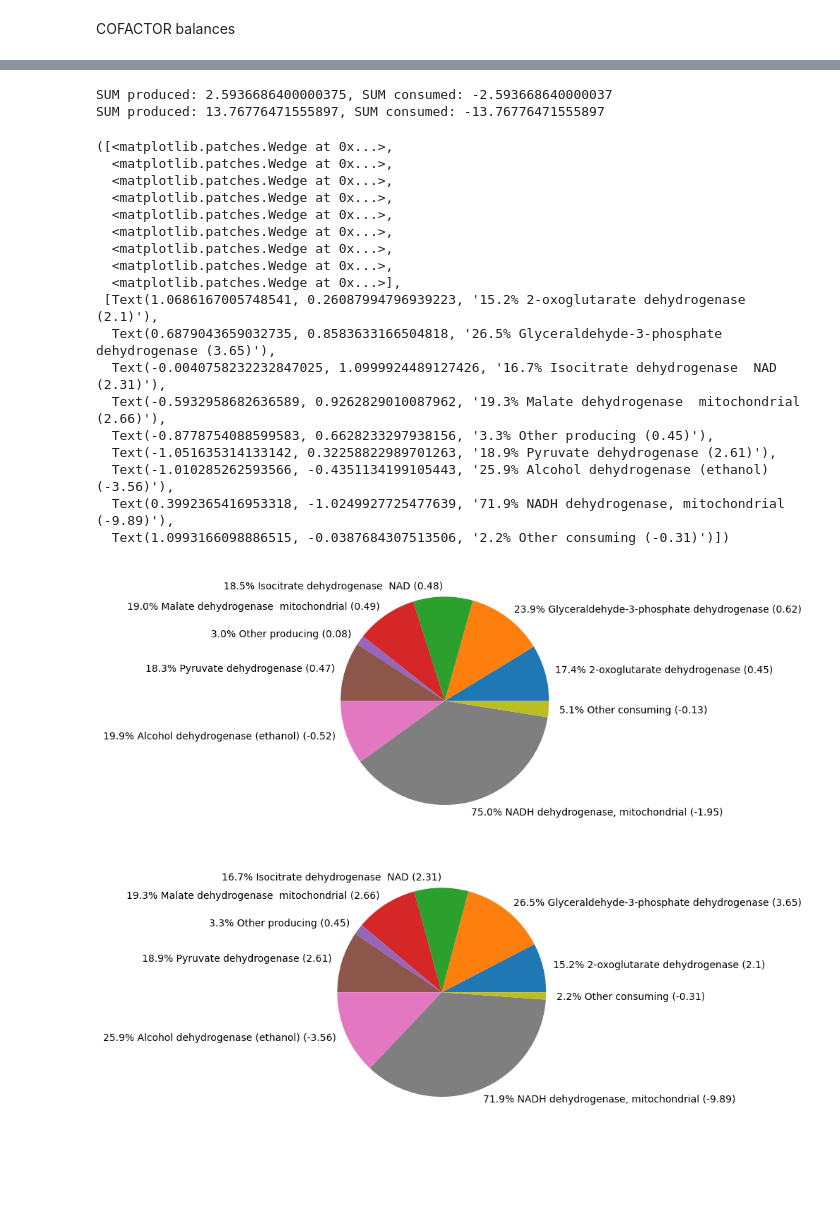
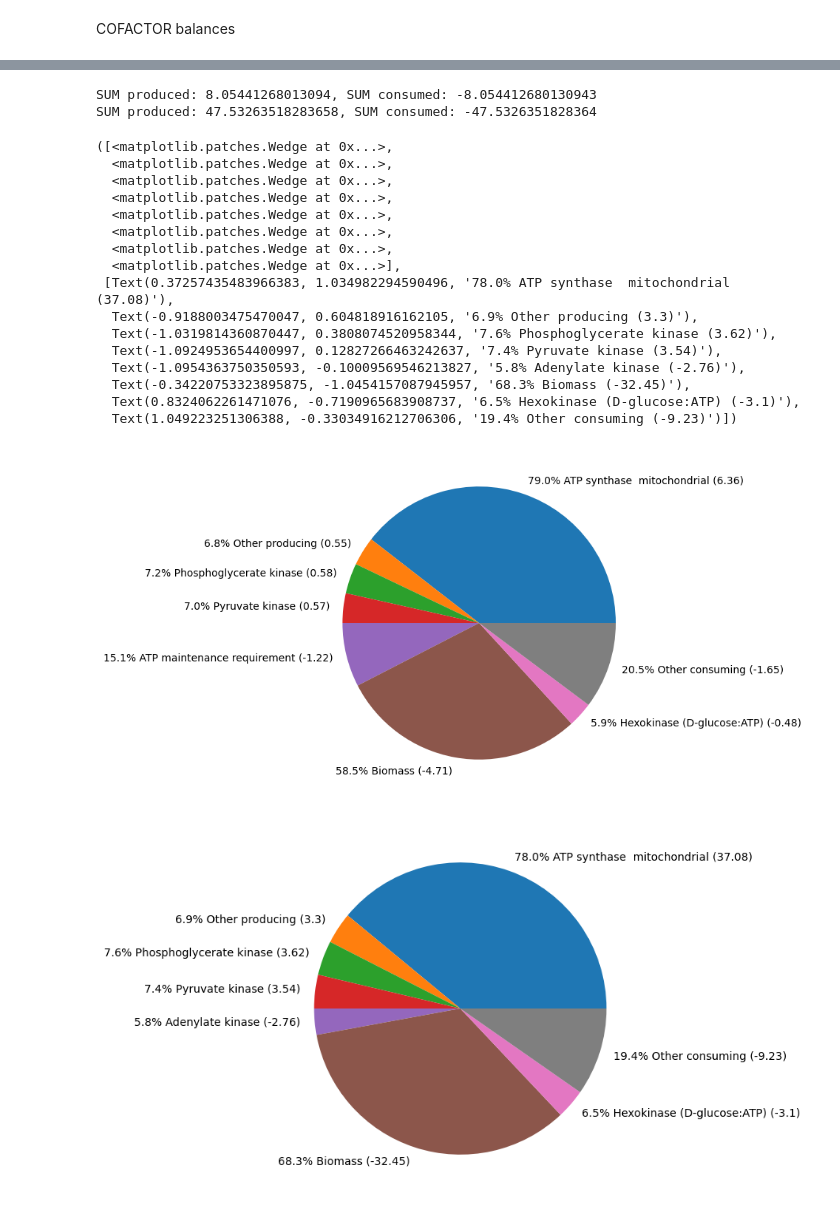
Before and after one commit to maivehanni/BSc_thesis, a Jupyter notebook: Python_scripts/Thesis_simulations_all_models/Rt_IFO0880_biomass_max_NGAM_min.ipynb, the cells around one changed output, grey strips where cells are left out. Cells and saved outputs as stored; diff of their text form; code cells hidden in the pictures; blank space fills up the shorter version.

```diff
--- a/Python_scripts/Thesis_simulations_all_models/Rt_IFO0880_biomass_max_NGAM_min.ipynb
+++ b/Python_scripts/Thesis_simulations_all_models/Rt_IFO0880_biomass_max_NGAM_min.ipynb
@@ -239,34 +363,32 @@ SUM produced: 3.97470780530002, SUM consumed: -3.974707805300021
 # %%
-nadh_fluxes_0 = f.cofactor_balances_NGAM_min(model_path, nadhs, glucose_uptakes, growth_rates, NGAM_rxn_ID, glc_ID, biomass_rxn_ID, i1)
-pie_nadh_fluxes_0, fig = f.cofactor_fluxes_pie_chart(model_path, nadh_fluxes_0, figsize=(13, 6))
-# fig.savefig("..\\..\\Thesis_paper_latex\\Pictures\\IFO0880_nm_NADH_0.png")
+atp_fluxes_0 = f.cofactor_balances_NGAM_min(model_path, atps, glucose_uptakes, growth_rates, NGAM_rxn_ID, glc_ID, biomass_rxn_ID, i1)
+pie_atp_fluxes_0, fig = f.cofactor_fluxes_pie_chart(model_path, atp_fluxes_0)
+fig.savefig("..\\..\\Thesis_paper_latex\\Pictures\\IFO0880_nm_atp_0.png")
 
-nadh_fluxes_4 = f.cofactor_balances_NGAM_min(model_path, nadhs, glucose_uptakes, growth_rates, NGAM_rxn_ID, glc_ID, biomass_rxn_ID, i2)
-pie_nadh_fluxes_4, fig = f.cofactor_fluxes_pie_chart(model_path, nadh_fluxes_4, figsize=(13, 6))
-# fig.savefig("..\\..\\Thesis_paper_latex\\Pictures\\IFO0880_nm_NADH_4.png")
+atp_fluxes_4 = f.cofactor_balances_NGAM_min(model_path, atps, glucose_uptakes, growth_rates, NGAM_rxn_ID, glc_ID, biomass_rxn_ID, i2)
+pie_atp_fluxes_4, fig = f.cofactor_fluxes_pie_chart(model_path, atp_fluxes_4)
+fig.savefig("..\\..\\Thesis_paper_latex\\Pictures\\IFO0880_nm_atp_4.png")
 
-pie_nadh_fluxes_0
-pie_nadh_fluxes_4
+pie_atp_fluxes_0
+pie_atp_fluxes_4
 # %% [output]
-SUM produced: 2.5936686400000375, SUM consumed: -2.593668640000037
-SUM produced: 13.76776471555897, SUM consumed: -13.76776471555897
+SUM produced: 8.05441268013094, SUM consumed: -8.054412680130943
+SUM produced: 47.53263518283658, SUM consumed: -47.5326351828364
 ([<matplotlib.patches.Wedge at 0x...>,
   <matplotlib.patches.Wedge at 0x...>,
   <matplotlib.patches.Wedge at 0x...>,
   <matplotlib.patches.Wedge at 0x...>,
   <matplotlib.patches.Wedge at 0x...>,
   <matplotlib.patches.Wedge at 0x...>,
   <matplotlib.patches.Wedge at 0x...>,
-  <matplotlib.patches.Wedge at 0x...>,
   <matplotlib.patches.Wedge at 0x...>],
- [Text(1.0686167005748541, 0.26087994796939223, '15.2% 2-oxoglutarate dehydrogenase (2.1)'),
-  Text(0.6879043659032735, 0.8583633166504818, '26.5% Glyceraldehyde-3-phosphate dehydrogenase (3.65)'),
-  Text(-0.0040758232232847025, 1.0999924489127426, '16.7% Isocitrate dehydrogenase  NAD (2.31)'),
-  Text(-0.5932958682636589, 0.9262829010087962, '19.3% Malate dehydrogenase  mitochondrial (2.66)'),
-  Text(-0.8778754088599583, 0.6628233297938156, '3.3% Other producing (0.45)'),
-  Text(-1.051635314133142, 0.32258822989701263, '18.9% Pyruvate dehydrogenase (2.61)'),
-  Text(-1.010285262593566, -0.4351134199105443, '25.9% Alcohol dehydrogenase (ethanol) (-3.56)'),
-  Text(0.3992365416953318, -1.0249927725477639, '71.9% NADH dehydrogenase, mitochondrial (-9.89)'),
-  Text(1.0993166098886515, -0.0387684307513506, '2.2% Other consuming (-0.31)')])
+ [Text(0.37257435483966383, 1.034982294590496, '78.0% ATP synthase  mitochondrial (37.08)'),
+  Text(-0.9188003475470047, 0.604818916162105, '6.9% Other producing (3.3)'),
+  Text(-1.0319814360870447, 0.3808074520958344, '7.6% Phosphoglycerate kinase (3.62)'),
+  Text(-1.0924953654400997, 0.12827266463242637, '7.4% Pyruvate kinase (3.54)'),
+  Text(-1.0954363750350593, -0.10009569546213827, '5.8% Adenylate kinase (-2.76)'),
+  Text(-0.34220753323895875, -1.0454157087945957, '68.3% Biomass (-32.45)'),
+  Text(0.8324062261471076, -0.7190965683908737, '6.5% Hexokinase (D-glucose:ATP) (-3.1)'),
+  Text(1.049223251306388, -0.33034916212706306, '19.4% Other consuming (-9.23)')])
-[figure, old version]
+[figure, new version]
-[figure, old version]
+[figure, new version]
```
Also changed, not shown: parts of 13 cells of this notebook, 32 other files.
